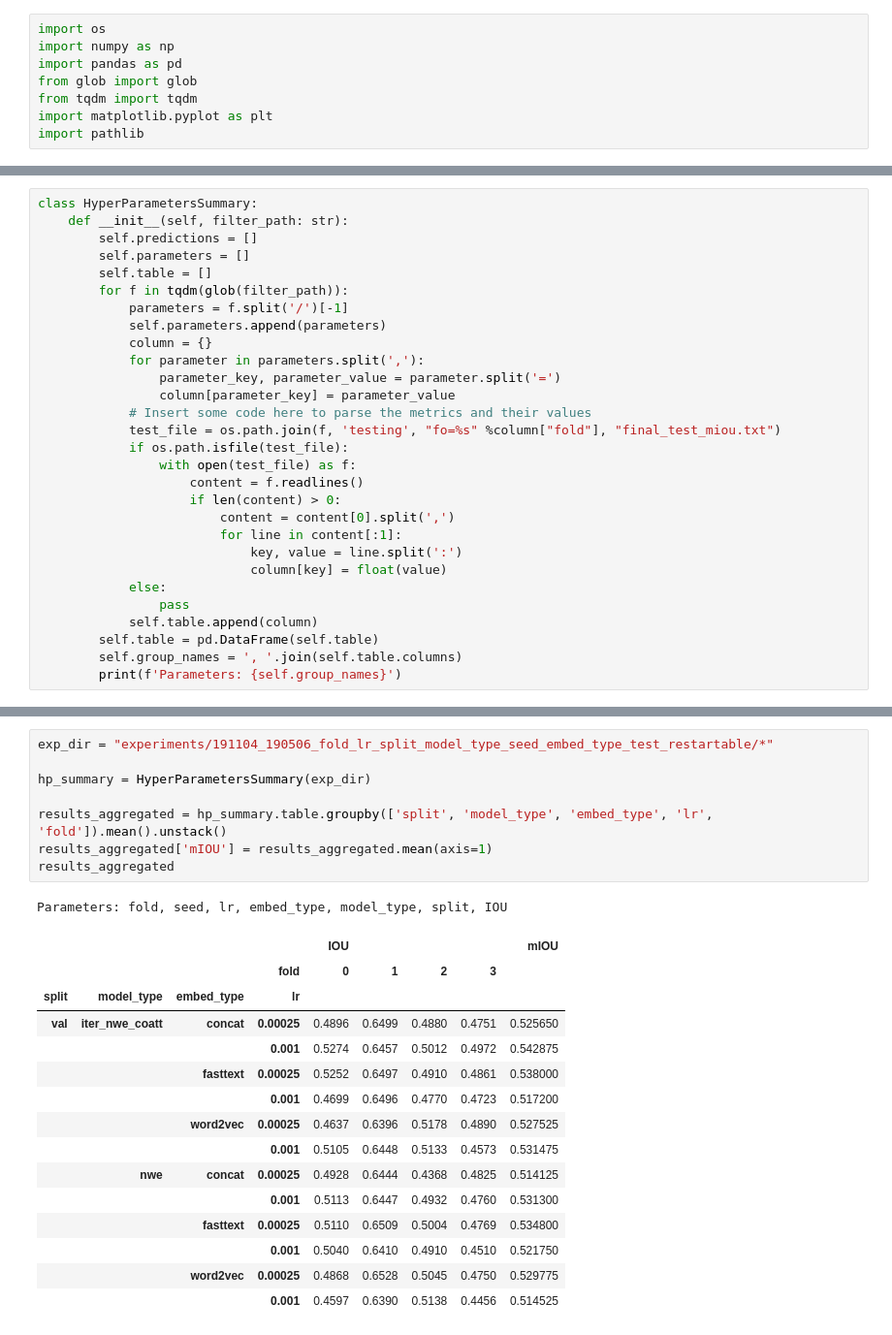
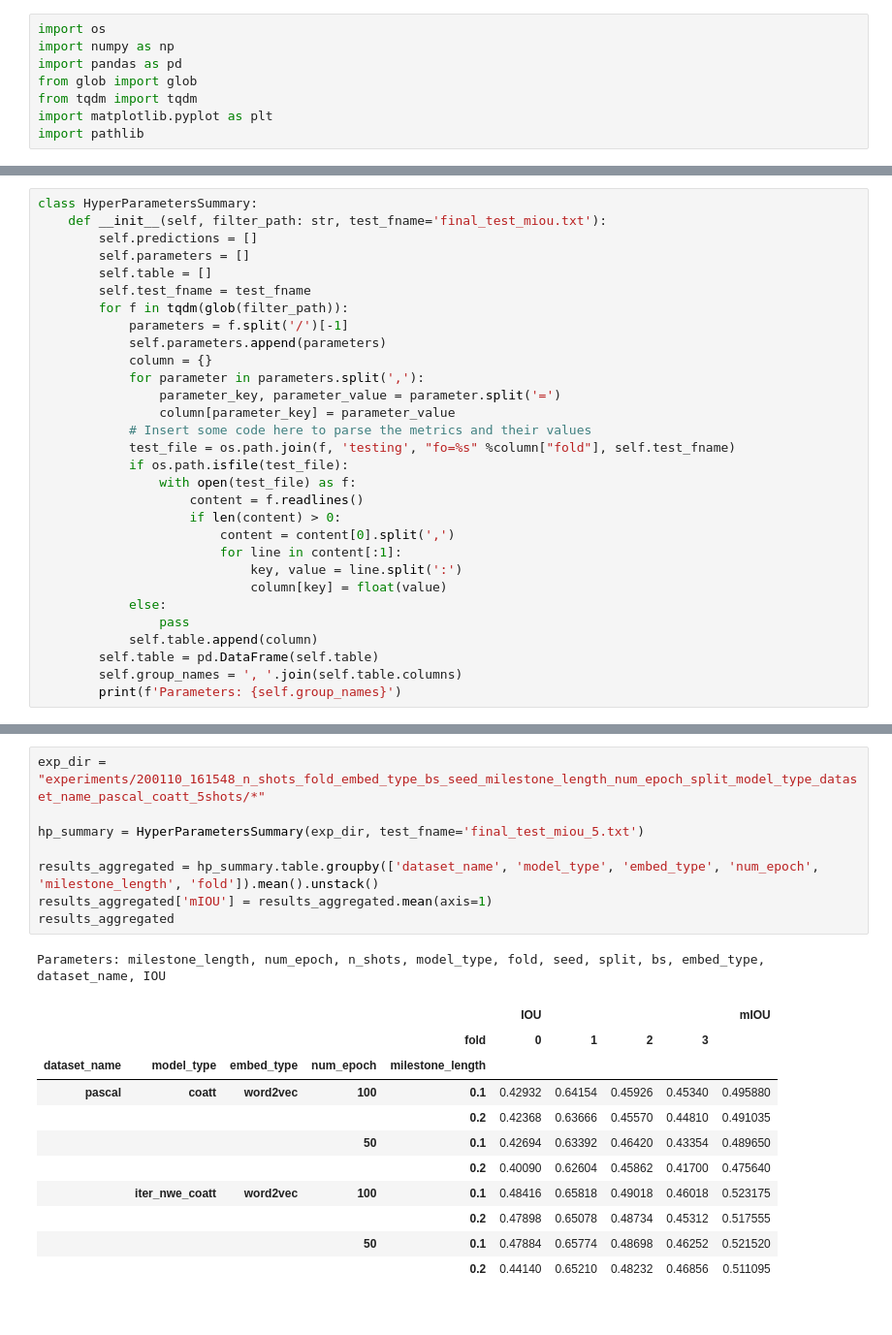
Before and after one commit to MSiam/fewshot_weakly_coatt, a Jupyter notebook: Results.ipynb, the cells around one changed output, grey strips where cells are left out. Shown: that part at 97% size. Cells and saved outputs as stored; diff of their text form.

Commit message:
Latest and greatest results

```diff
--- a/Results.ipynb
+++ b/Results.ipynb
@@ -19,9 +12,10 @@ exp_dir = "experiments/191028_204715_gamma_steplr_fold_num_epoch_lr_bs_model_typ
 # %%
 class HyperParametersSummary:
-    def __init__(self, filter_path: str):
+    def __init__(self, filter_path: str, test_fname='final_test_miou.txt'):
         self.predictions = []
         self.parameters = []
         self.table = []
+        self.test_fname = test_fname
         for f in tqdm(glob(filter_path)):
             parameters = f.split('/')[-1]
             self.parameters.append(parameters)
@@ -30,7 +24,7 @@ class HyperParametersSummary:
                 parameter_key, parameter_value = parameter.split('=')
                 column[parameter_key] = parameter_value
             # Insert some code here to parse the metrics and their values
-            test_file = os.path.join(f, 'testing', "fo=%s" %column["fold"], "final_test_miou.txt")
+            test_file = os.path.join(f, 'testing', "fo=%s" %column["fold"], self.test_fname)
             if os.path.isfile(test_file):
                 with open(test_file) as f:
                     content = f.readlines()
@@ -63,25 +140,21 @@ hp_summary.table.groupby(['embed_type', 'lr']).mean()
 # %%
-exp_dir = "experiments/191104_190506_fold_lr_split_model_type_seed_embed_type_test_restartable/*"
+exp_dir = "experiments/200110_161548_n_shots_fold_embed_type_bs_seed_milestone_length_num_epoch_split_model_type_dataset_name_pascal_coatt_5shots/*"
 
-hp_summary = HyperParametersSummary(exp_dir)
+hp_summary = HyperParametersSummary(exp_dir, test_fname='final_test_miou_5.txt')
 
-results_aggregated = hp_summary.table.groupby(['split', 'model_type', 'embed_type', 'lr', 'fold']).mean().unstack()
+results_aggregated = hp_summary.table.groupby(['dataset_name', 'model_type', 'embed_type', 'num_epoch', 'milestone_length', 'fold']).mean().unstack()
 results_aggregated['mIOU'] = results_aggregated.mean(axis=1)
 results_aggregated
 # %% [output]
-Parameters: fold, seed, lr, embed_type, model_type, split, IOU
+Parameters: milestone_length, num_epoch, n_shots, model_type, fold, seed, split, bs, embed_type, dataset_name, IOU
-|  |  |  |  | IOU |  |  |  | mIOU |
-|  |  |  | fold | 0 | 1 | 2 | 3 |  |
-| split | model_type | embed_type | lr |  |  |  |  |  |
-| val | iter_nwe_coatt | concat | 0.00025 | 0.4896 | 0.6499 | 0.4880 | 0.4751 | 0.525650 |
-|  |  |  | 0.001 | 0.5274 | 0.6457 | 0.5012 | 0.4972 | 0.542875 |
-|  |  | fasttext | 0.00025 | 0.5252 | 0.6497 | 0.4910 | 0.4861 | 0.538000 |
-|  |  |  | 0.001 | 0.4699 | 0.6496 | 0.4770 | 0.4723 | 0.517200 |
-|  |  | word2vec | 0.00025 | 0.4637 | 0.6396 | 0.5178 | 0.4890 | 0.527525 |
-|  |  |  | 0.001 | 0.5105 | 0.6448 | 0.5133 | 0.4573 | 0.531475 |
-|  | nwe | concat | 0.00025 | 0.4928 | 0.6444 | 0.4368 | 0.4825 | 0.514125 |
-|  |  |  | 0.001 | 0.5113 | 0.6447 | 0.4932 | 0.4760 | 0.531300 |
-|  |  | fasttext | 0.00025 | 0.5110 | 0.6509 | 0.5004 | 0.4769 | 0.534800 |
-|  |  |  | 0.001 | 0.5040 | 0.6410 | 0.4910 | 0.4510 | 0.521750 |
-|  |  | word2vec | 0.00025 | 0.4868 | 0.6528 | 0.5045 | 0.4750 | 0.529775 |
-|  |  |  | 0.001 | 0.4597 | 0.6390 | 0.5138 | 0.4456 | 0.514525 |
+|  |  |  |  |  | IOU |  |  |  | mIOU |
+|  |  |  |  | fold | 0 | 1 | 2 | 3 |  |
+| dataset_name | model_type | embed_type | num_epoch | milestone_length |  |  |  |  |  |
+| pascal | coatt | word2vec | 100 | 0.1 | 0.42932 | 0.64154 | 0.45926 | 0.45340 | 0.495880 |
+|  |  |  |  | 0.2 | 0.42368 | 0.63666 | 0.45570 | 0.44810 | 0.491035 |
+|  |  |  | 50 | 0.1 | 0.42694 | 0.63392 | 0.46420 | 0.43354 | 0.489650 |
+|  |  |  |  | 0.2 | 0.40090 | 0.62604 | 0.45862 | 0.41700 | 0.475640 |
+|  | iter_nwe_coatt | word2vec | 100 | 0.1 | 0.48416 | 0.65818 | 0.49018 | 0.46018 | 0.523175 |
+|  |  |  |  | 0.2 | 0.47898 | 0.65078 | 0.48734 | 0.45312 | 0.517555 |
+|  |  |  | 50 | 0.1 | 0.47884 | 0.65774 | 0.48698 | 0.46252 | 0.521520 |
+|  |  |  |  | 0.2 | 0.44140 | 0.65210 | 0.48232 | 0.46856 | 0.511095 |
```
Also changed, not shown: parts of 13 cells of this notebook.
